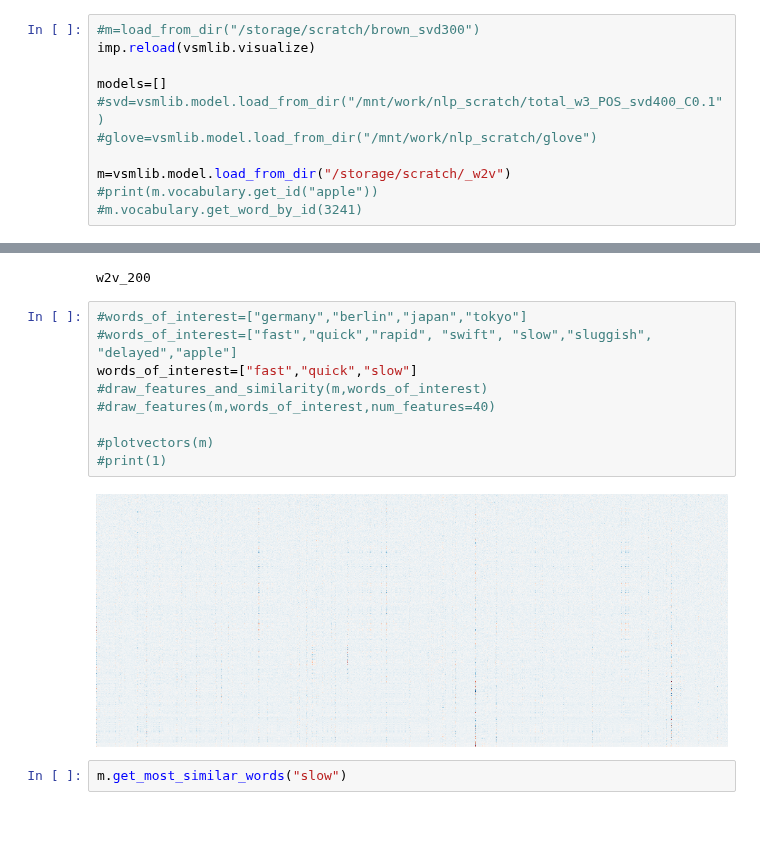
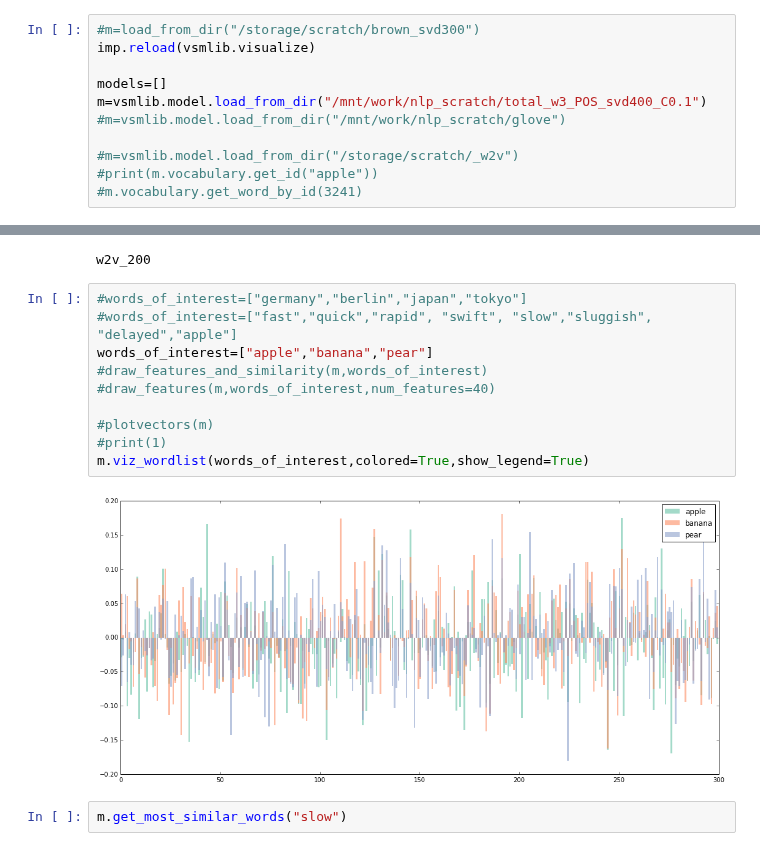
Before and after one commit to undertherain/vsmlib, a Jupyter notebook: python/matrices.ipynb, the cells around one changed output, grey strips where cells are left out. Drawn from its saved outputs; the diff is of its cells as text; blank space fills up the shorter version.

```diff
--- a/python/matrices.ipynb
+++ b/python/matrices.ipynb
@@ -47,10 +47,10 @@ if socket.gethostname()=="rc017.m.gsic.titech.ac.jp":  dir_root="/home/blackbird
 imp.reload(vsmlib.visualize)
 
 models=[]
-#svd=vsmlib.model.load_from_dir("/mnt/work/nlp_scratch/total_w3_POS_svd400_C0.1")
-#glove=vsmlib.model.load_from_dir("/mnt/work/nlp_scratch/glove")
+m=vsmlib.model.load_from_dir("/mnt/work/nlp_scratch/total_w3_POS_svd400_C0.1")
+#m=vsmlib.model.load_from_dir("/mnt/work/nlp_scratch/glove")
 
-m=vsmlib.model.load_from_dir("/storage/scratch/_w2v")
+#m=vsmlib.model.load_from_dir("/storage/scratch/_w2v")
 #print(m.vocabulary.get_id("apple"))
 #m.vocabulary.get_word_by_id(3241)
 # %% [output]
@@ -69,14 +67,15 @@ w2v_200
 # %%
 #words_of_interest=["germany","berlin","japan","tokyo"]
 #words_of_interest=["fast","quick","rapid", "swift", "slow","sluggish", "delayed","apple"]
-words_of_interest=["fast","quick","slow"]
+words_of_interest=["apple","banana","pear"]
 #draw_features_and_similarity(m,words_of_interest)
 #draw_features(m,words_of_interest,num_features=40)
 
 #plotvectors(m)
 #print(1)
+m.viz_wordlist(words_of_interest,colored=True,show_legend=True)
 # %% [output]
-[figure, old version]
+[figure, new version]
 # %%
 m.get_most_similar_words("slow")
 # %% [output]
```
Also changed, not shown: parts of 10 cells of this notebook, 1 other file.
